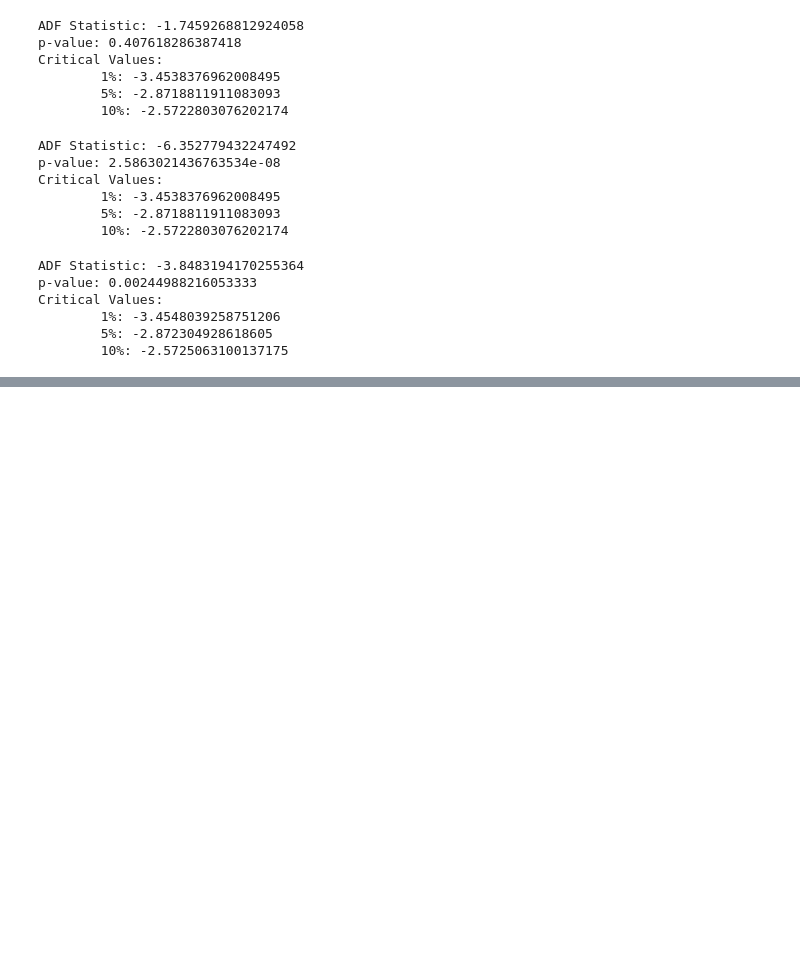
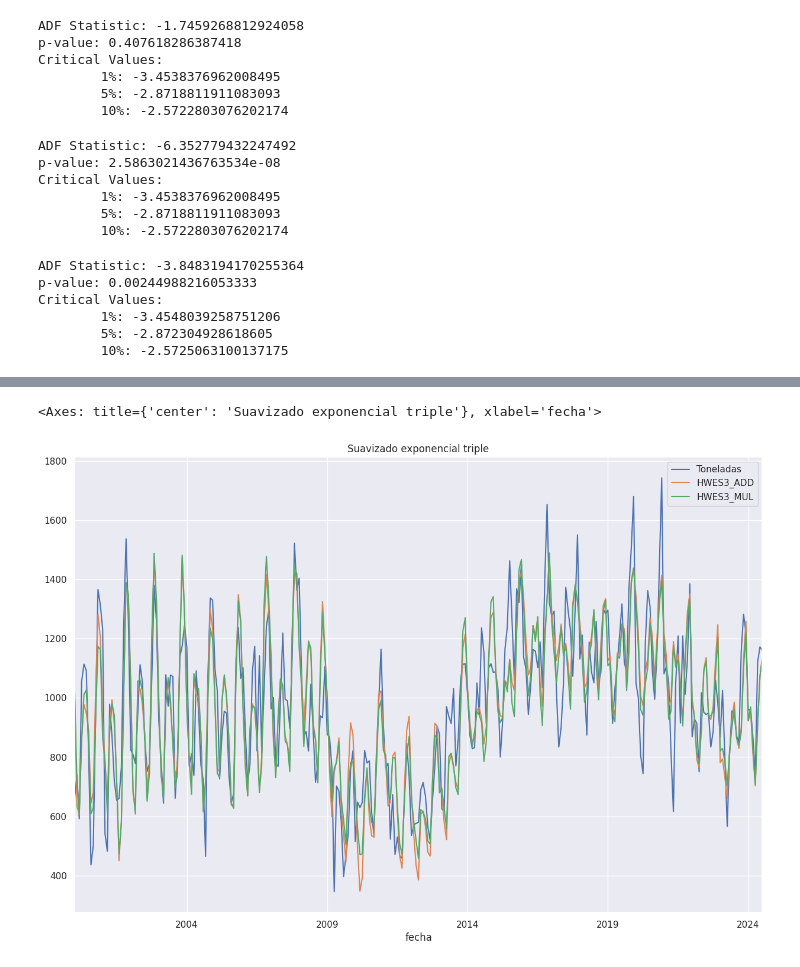
Before and after one commit to LordOnion88/MAD, a Jupyter notebook: Series de Tiempo/Predicciones produccion de cafe/Produccion de cafe.ipynb, the cells around one changed output, grey strips where cells are left out. Cells and saved outputs as stored; diff of their text form; code cells hidden in the pictures; blank space fills up the shorter version.

```diff
--- a/Series de Tiempo/Predicciones produccion de cafe/Produccion de cafe.ipynb
+++ b/Series de Tiempo/Predicciones produccion de cafe/Produccion de cafe.ipynb
@@ -158,0 +180,7 @@ Critical Values:
+# %%
+df_s['HWES3_ADD'] = ExponentialSmoothing(df_s['Toneladas'],trend='add',seasonal='add',seasonal_periods = 12).fit().fittedvalues
+df_s['HWES3_MUL'] = ExponentialSmoothing(df_s['Toneladas'],trend='mul',seasonal='mul',seasonal_periods = 12).fit().fittedvalues
+df_s[['Toneladas', 'HWES3_ADD','HWES3_MUL']].plot(title = 'Suavizado exponencial triple',figsize=(15,10))
+# %% [output]
+<Axes: title={'center': 'Suavizado exponencial triple'}, xlabel='fecha'>
+[figure, added]
```
Also changed, not shown: parts of 7 cells of this notebook, 1 other file.
